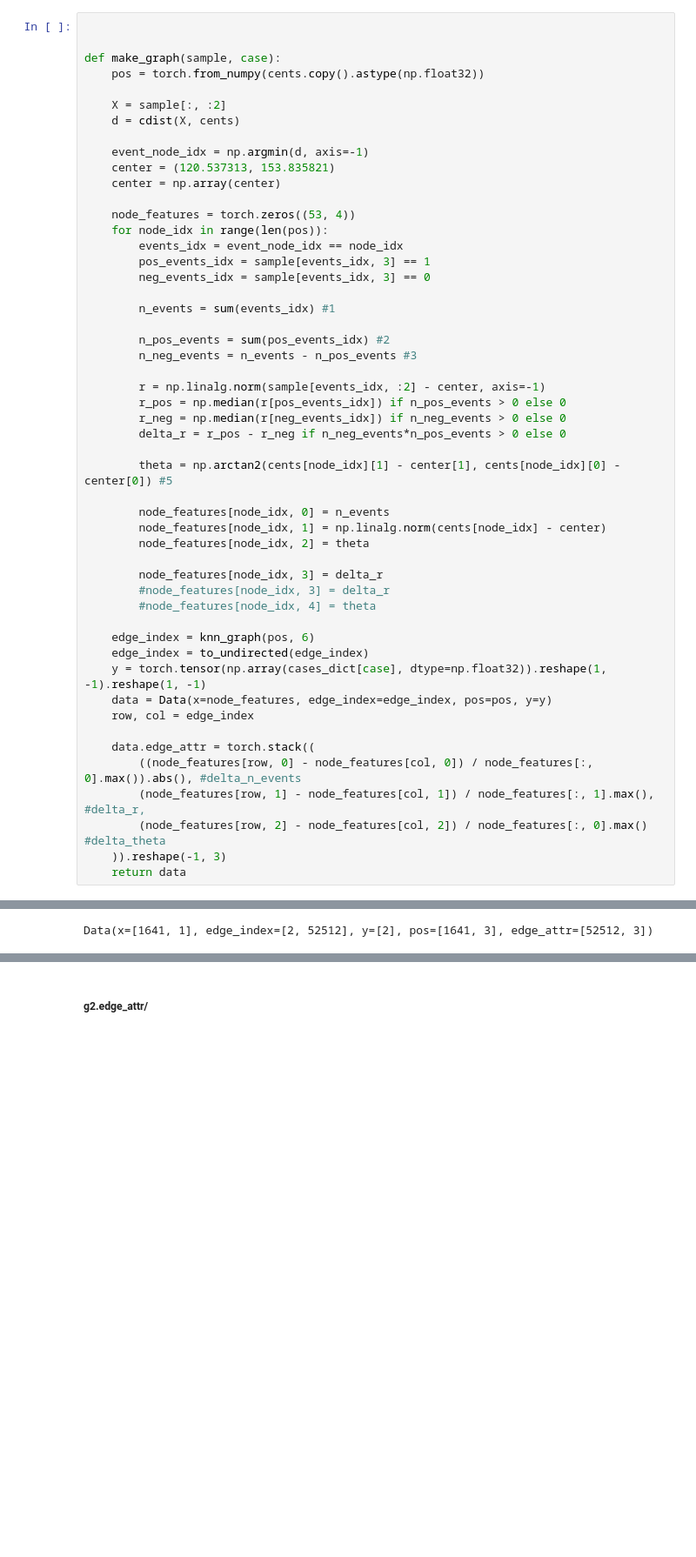
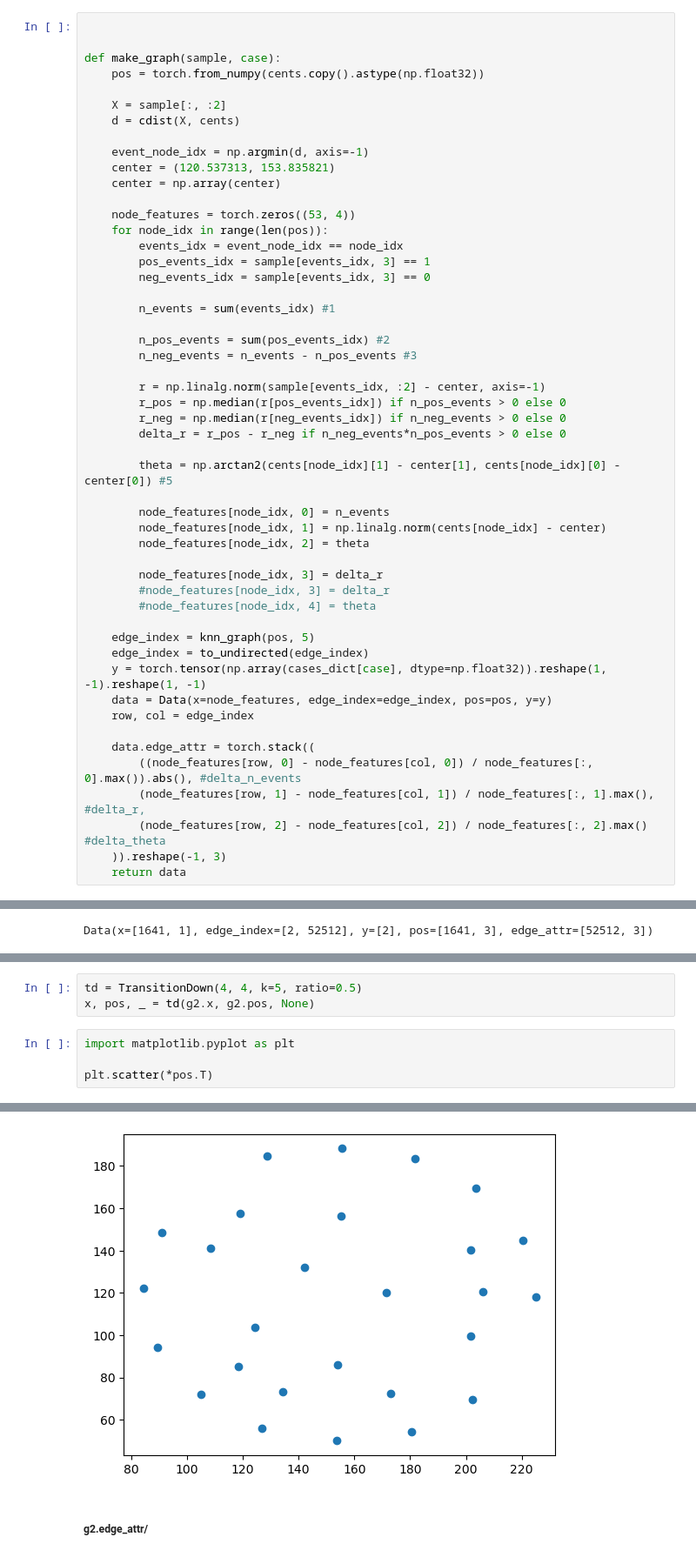
Before and after one commit to AdvancedResearchInnovationCenter/TactiGraph, a Jupyter notebook: src/marker_gnn.ipynb, the cells around one changed output, grey strips where cells are left out. Shown at 87% size. Drawn from its saved outputs; the diff is of its cells as text; blank space fills up the shorter version.

```diff
--- a/src/marker_gnn.ipynb
+++ b/src/marker_gnn.ipynb
@@ -78,7 +157,7 @@ def make_graph(sample, case):
         #node_features[node_idx, 3] = delta_r
         #node_features[node_idx, 4] = theta
 
-    edge_index = knn_graph(pos, 6)
+    edge_index = knn_graph(pos, 5)
     edge_index = to_undirected(edge_index)
     y = torch.tensor(np.array(cases_dict[case], dtype=np.float32)).reshape(1, -1).reshape(1, -1)
     data = Data(x=node_features, edge_index=edge_index, pos=pos, y=y)
@@ -87,7 +166,7 @@ def make_graph(sample, case):
     data.edge_attr = torch.stack((
         ((node_features[row, 0] - node_features[col, 0]) / node_features[:, 0].max()).abs(), #delta_n_events
         (node_features[row, 1] - node_features[col, 1]) / node_features[:, 1].max(), #delta_r,
-        (node_features[row, 2] - node_features[col, 2]) / node_features[:, 0].max() #delta_theta
+        (node_features[row, 2] - node_features[col, 2]) / node_features[:, 2].max() #delta_theta
     )).reshape(-1, 3)
     return data
 # %%
@@ -161,0 +241,8 @@ torch.Size([362, 3])
+# %%
+td = TransitionDown(4, 4, k=5, ratio=0.5)
+x, pos, _ = td(g2.x, g2.pos, None)
+# %%
+import matplotlib.pyplot as plt
+
+plt.scatter(*pos.T)
+# %% [output]
@@ -162,3 +250,4 @@ torch.Size([362, 3])
+[figure, added]
 # %% [markdown]
 ##### g2.edge_attr/
 # %%
```
Also changed, not shown: parts of 13 cells of this notebook, 2 other files.
